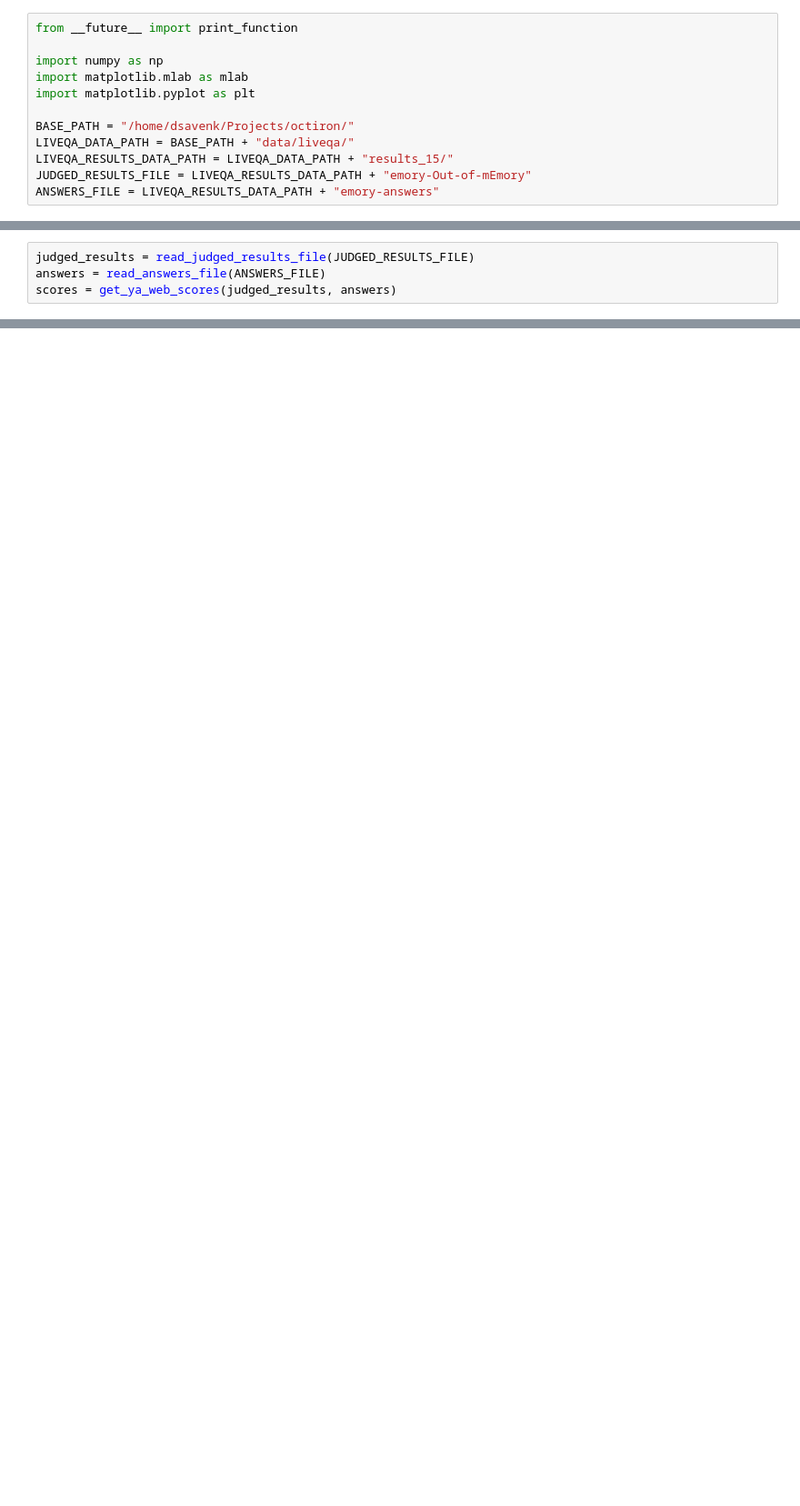
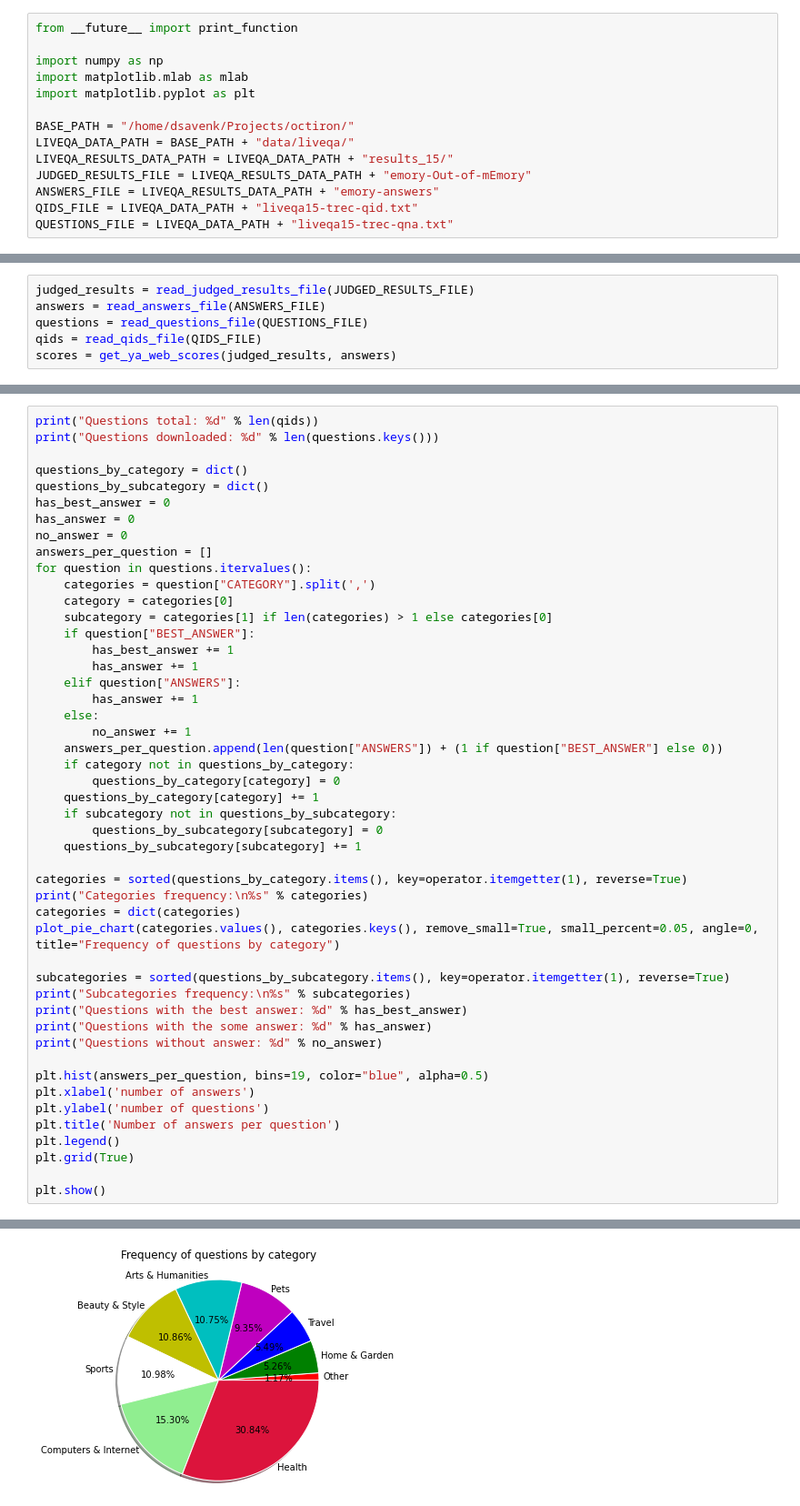
Before and after one commit to DenXX/irlab, a Jupyter notebook: code/dsavenk/liveqa/analysis/LiveQA Analysis.ipynb, the cells around one changed output, grey strips where cells are left out. Shown: that part at 91% size. Cells and saved outputs as stored; diff of their text form; blank space fills up the shorter version.

```diff
--- a/code/dsavenk/liveqa/analysis/LiveQA Analysis.ipynb
+++ b/code/dsavenk/liveqa/analysis/LiveQA Analysis.ipynb
@@ -10,6 +10,8 @@ LIVEQA_DATA_PATH = BASE_PATH + "data/liveqa/"
 LIVEQA_RESULTS_DATA_PATH = LIVEQA_DATA_PATH + "results_15/"
 JUDGED_RESULTS_FILE = LIVEQA_RESULTS_DATA_PATH + "emory-Out-of-mEmory"
 ANSWERS_FILE = LIVEQA_RESULTS_DATA_PATH + "emory-answers"
+QIDS_FILE = LIVEQA_DATA_PATH + "liveqa15-trec-qid.txt"
+QUESTIONS_FILE = LIVEQA_DATA_PATH + "liveqa15-trec-qna.txt"
 # %%
 import csv
 
@@ -38,4 +80,6 @@ def get_ya_web_scores(judged_results, answers):
 # %%
 judged_results = read_judged_results_file(JUDGED_RESULTS_FILE)
 answers = read_answers_file(ANSWERS_FILE)
+questions = read_questions_file(QUESTIONS_FILE)
+qids = read_qids_file(QIDS_FILE)
 scores = get_ya_web_scores(judged_results, answers)
@@ -110,0 +159,49 @@ print("\n".join(map(str, domains[:20])))
+# %%
+print("Questions total: %d" % len(qids))
+print("Questions downloaded: %d" % len(questions.keys()))
+
+questions_by_category = dict()
+questions_by_subcategory = dict()
+has_best_answer = 0
+has_answer = 0
+no_answer = 0
+answers_per_question = []
+for question in questions.itervalues():
+    categories = question["CATEGORY"].split(',')
+    category = categories[0]
+    subcategory = categories[1] if len(categories) > 1 else categories[0]
+    if question["BEST_ANSWER"]:
+        has_best_answer += 1
+        has_answer += 1
+    elif question["ANSWERS"]:
+        has_answer += 1
+    else:
+        no_answer += 1
+    answers_per_question.append(len(question["ANSWERS"]) + (1 if question["BEST_ANSWER"] else 0))
+    if category not in questions_by_category:
+        questions_by_category[category] = 0
+    questions_by_category[category] += 1
+    if subcategory not in questions_by_subcategory:
+        questions_by_subcategory[subcategory] = 0
+    questions_by_subcategory[subcategory] += 1
+
+categories = sorted(questions_by_category.items(), key=operator.itemgetter(1), reverse=True)
+print("Categories frequency:\n%s" % categories)
+categories = dict(categories)
+plot_pie_chart(categories.values(), categories.keys(), remove_small=True, small_percent=0.05, angle=0, title="Frequency of questions by category")
+
+subcategories = sorted(questions_by_subcategory.items(), key=operator.itemgetter(1), reverse=True)
+print("Subcategories frequency:\n%s" % subcategories)
+print("Questions with the best answer: %d" % has_best_answer)
+print("Questions with the some answer: %d" % has_answer)
+print("Questions without answer: %d" % no_answer)
+
+plt.hist(answers_per_question, bins=19, color="blue", alpha=0.5)
+plt.xlabel('number of answers')
+plt.ylabel('number of questions')
+plt.title('Number of answers per question')
+plt.legend()
+plt.grid(True)
+
+plt.show()
+# %% [output]
@@ -110,0 +212 @@ print("\n".join(map(str, domains[:20])))
+[figure, added]
```
Also changed, not shown: parts of 6 cells of this notebook.
